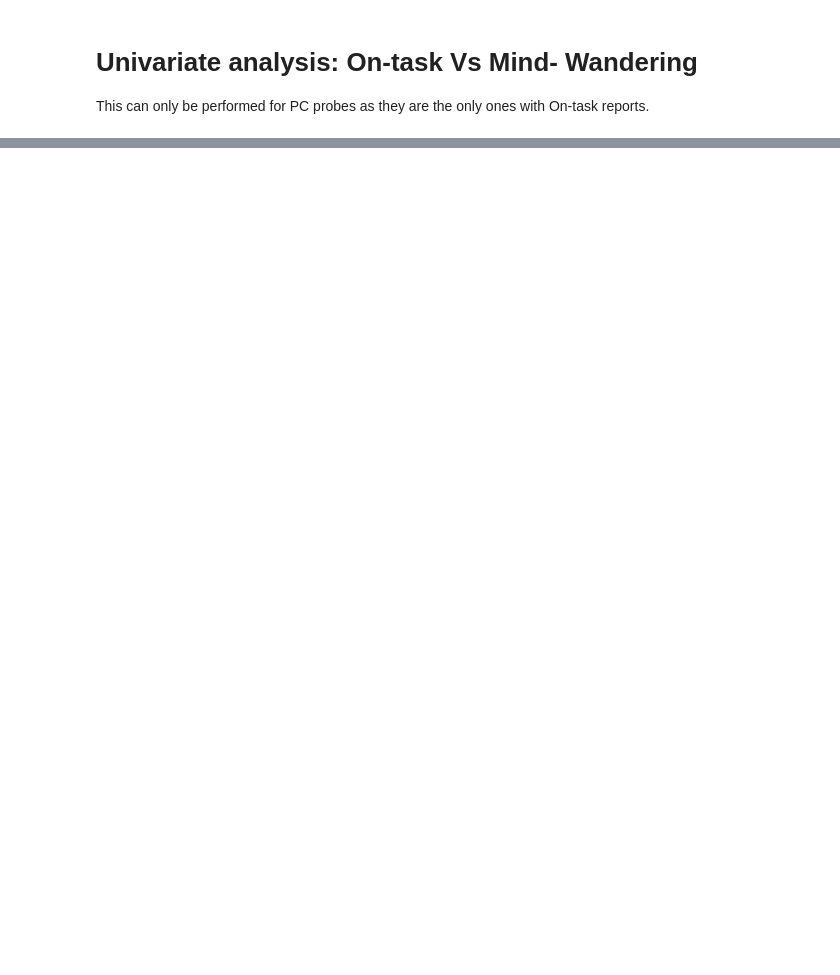
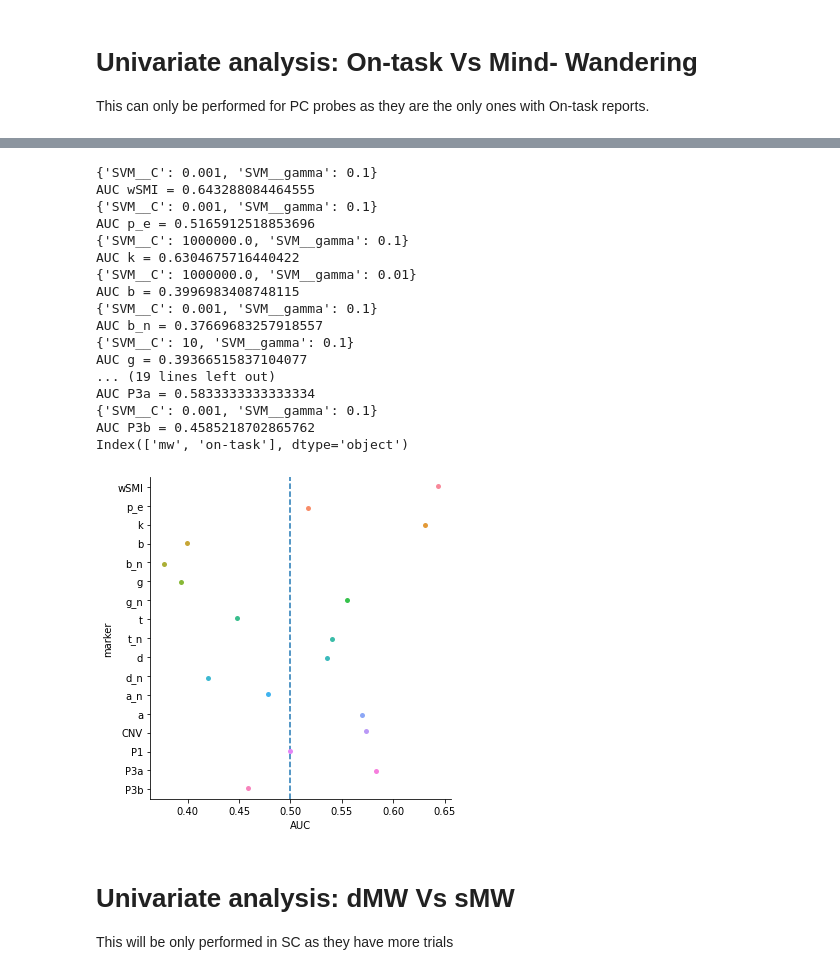
Before and after one commit to Nicobruno92/mw_markers_project, a Jupyter notebook: univariate_analysis.ipynb, the cells around one changed output, grey strips where cells are left out. Cells and saved outputs as stored; diff of their text form; code cells hidden in the pictures; blank space fills up the shorter version.

```diff
--- a/univariate_analysis.ipynb
+++ b/univariate_analysis.ipynb
@@ -91,0 +76,67 @@ aucs = cross_val_score(
+# %%
+markers = df_mind.drop('mind2', axis = 1).columns
+
+AUC = []
+for i in markers:
+    y, label = pd.factorize(df_mind['mind2'])
+    X = df_mind[i].astype('float32').values.reshape(-1,1)
+    svc = SVC(probability=True)
+    svc.fit(X, y)
+    y_proba = svc.predict_proba(X)
+    auc = roc_auc_score(y, y_proba[:,0])
+    print(f'AUC {i} = {auc}')
+    AUC.append([i, auc])
+
+print(label)
+df_auc = pd.DataFrame(AUC, columns = ['marker', 'AUC'])
+
+sns.catplot(x = 'AUC', y = 'marker', data = df_auc, orient = 'h')
+plt.axvline(x = 0.5, linestyle = 'dashed')
+plt.show()
+# %%
+markers = df_mind.drop('mind2', axis = 1).columns
+
+AUC = []
+for i in markers:
+    y, label = pd.factorize(df_mind['mind2'])
+    X = df_mind[i].astype('float32').values.reshape(-1,1)
+    steps = [('scaler', StandardScaler()), ('SVM', SVC(probability=True))]
+    pipe = Pipeline(steps)
+    X_train, X_test, y_train, y_test = train_test_split(X,y,test_size=0.2, random_state=42, stratify=y)
+    parameteres = {'SVM__C':[0.001,0.1,10,100,10e5], 'SVM__gamma':[0.1,0.01]}
+    grid = GridSearchCV(pipe, param_grid=parameteres, cv=5)
+    grid.fit(X_train, y_train)
+    y_proba = grid.predict_proba(X_test)
+    auc = roc_auc_score(y_test, y_proba[:,0])
+    print(grid.best_params_)
+    print(f'AUC {i} = {auc}')
+    AUC.append([i, auc])
+
+print(label)
+df_auc = pd.DataFrame(AUC, columns = ['marker', 'AUC'])
+
+sns.catplot(x = 'AUC', y = 'marker', data = df_auc, orient = 'h')
+plt.axvline(x = 0.5, linestyle = 'dashed')
+plt.show()
+# %% [output]
+{'SVM__C': 0.001, 'SVM__gamma': 0.1}
+AUC wSMI = 0.643288084464555
+{'SVM__C': 0.001, 'SVM__gamma': 0.1}
+AUC p_e = 0.5165912518853696
+{'SVM__C': 1000000.0, 'SVM__gamma': 0.1}
+AUC k = 0.6304675716440422
+{'SVM__C': 1000000.0, 'SVM__gamma': 0.01}
+AUC b = 0.3996983408748115
+{'SVM__C': 0.001, 'SVM__gamma': 0.1}
+AUC b_n = 0.37669683257918557
+{'SVM__C': 10, 'SVM__gamma': 0.1}
+AUC g = 0.39366515837104077
+... (19 lines left out)
+AUC P3a = 0.5833333333333334
+{'SVM__C': 0.001, 'SVM__gamma': 0.1}
+AUC P3b = 0.4585218702865762
+Index(['mw', 'on-task'], dtype='object')
+[figure, added]
+# %% [markdown]
+# Univariate analysis: dMW Vs sMW
+This will be only performed in SC as they have more trials
```
Also changed, not shown: parts of 10 cells of this notebook, 4 other files.
